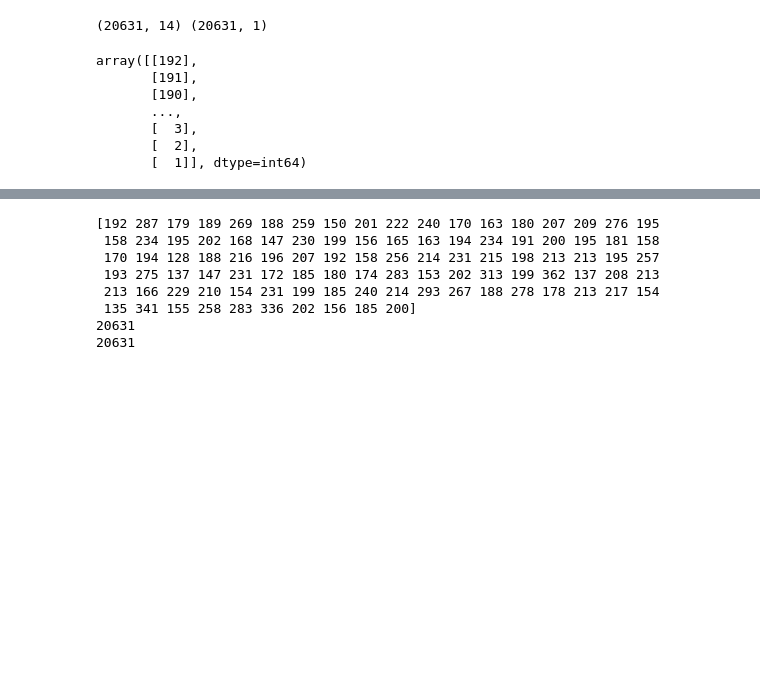
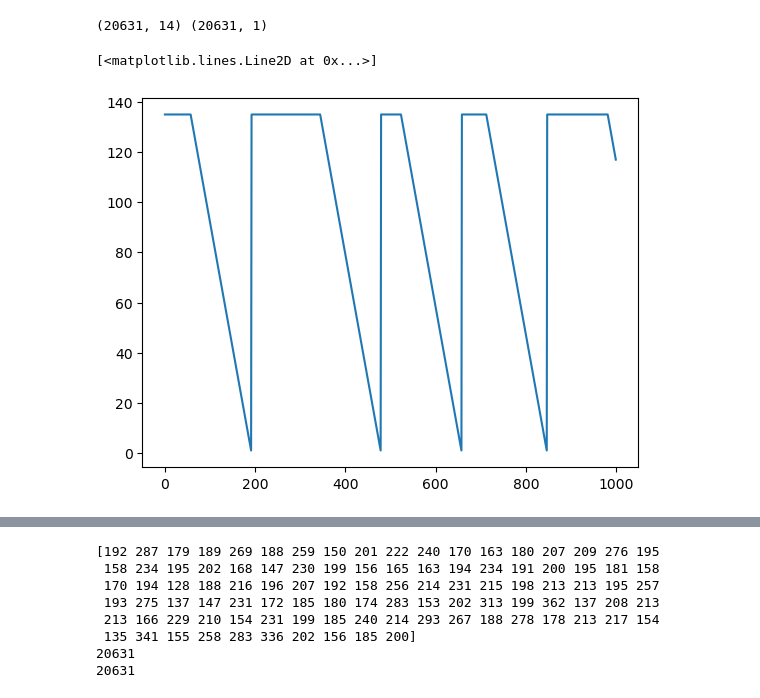
Before and after one commit to RangerCoF/RUL-Prediction, a Jupyter notebook: RUL Prediction using LSTM Lookback=20.ipynb, the cells around one changed output, grey strips where cells are left out. Saved outputs shown, nothing was run; the diff lists cells and outputs as text; code cells hidden in the pictures; blank space fills up the shorter version.

```diff
--- a/RUL Prediction using LSTM Lookback=20.ipynb
+++ b/RUL Prediction using LSTM Lookback=20.ipynb
@@ -267,7 +251,7 @@ RUL_df().head()
 # %%
 X_train = np.array(df)
 
-y_train = np.array(RUL_df()).reshape(-1,1)
+y_train = np.array(RUL_df()).reshape(-1,1).clip(max=135)
 
 #X_train, X_test, y_train, y_test = train_test_split(X, y, test_size = 0.20)
 
@@ -275,13 +259,8 @@ y_train = np.array(RUL_df()).reshape(-1,1)
 print(X_train.shape,y_train.shape)
 # %% [output]
 (20631, 14) (20631, 1)
-# %%
-y_train
-# %% [output]
-array([[192],
-       [191],
-       [190],
-       ...,
-       [  3],
-       [  2],
-       [  1]], dtype=int64)
+# %%
+plt.plot(y_train[:1000])
+# %% [output]
+[<matplotlib.lines.Line2D at 0x...>]
+[figure, added]
```
Also changed, not shown: parts of 12 cells of this notebook.
